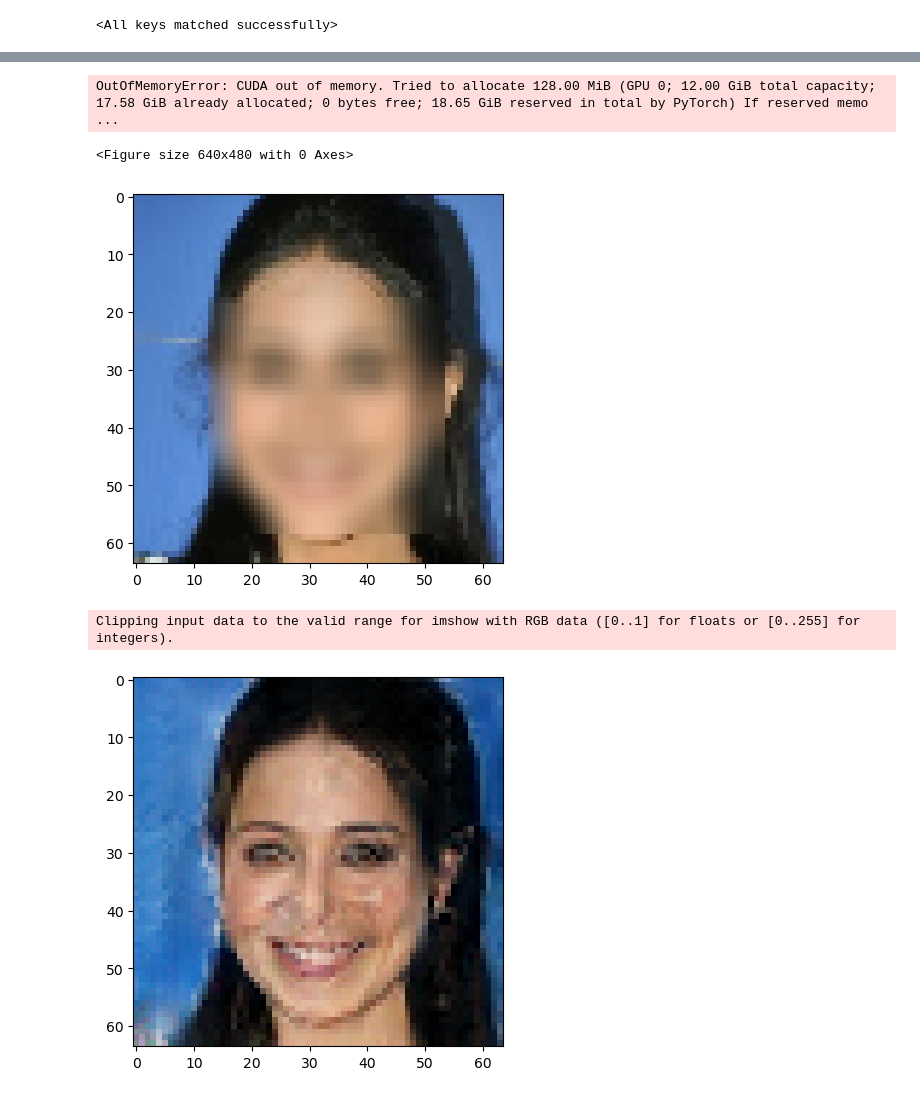
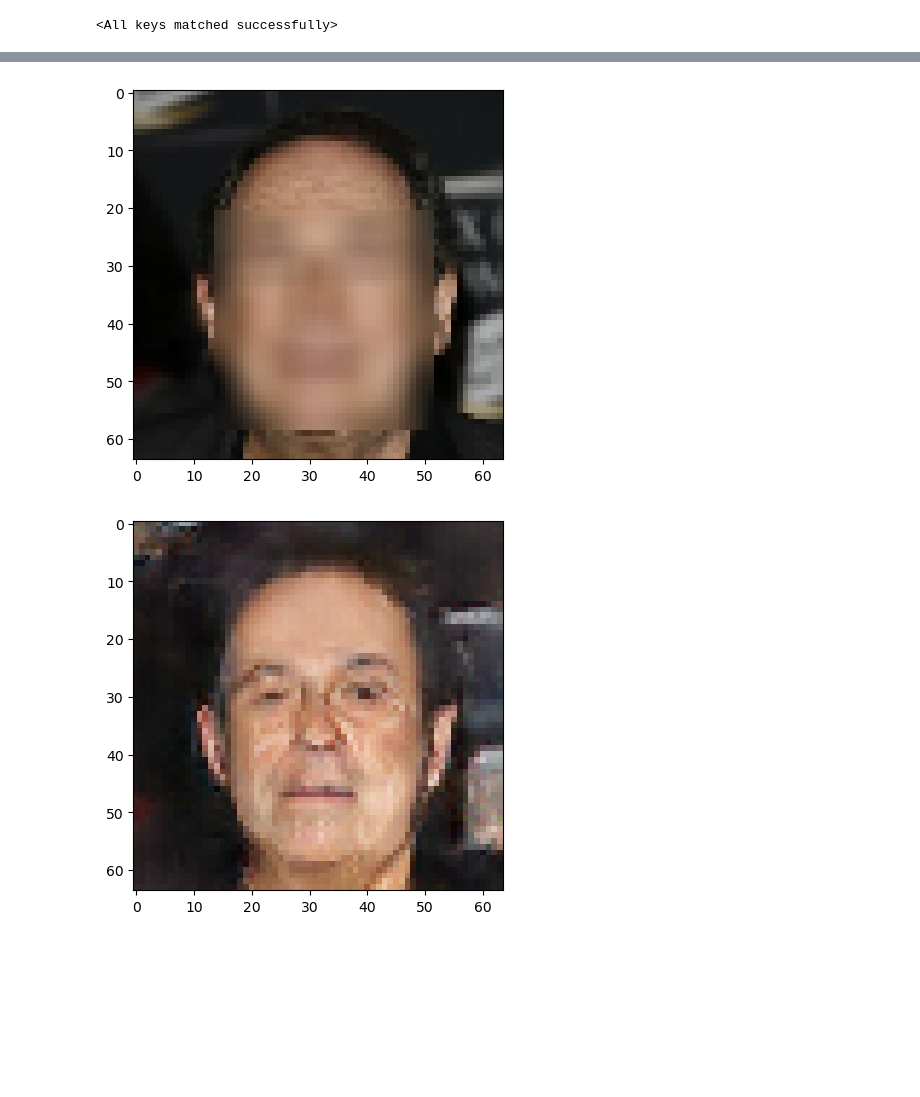
Before and after one commit to lovroglogar/du2_projekt, a Jupyter notebook: exploration.ipynb, the cells around one changed output, grey strips where cells are left out. Saved outputs shown, nothing was run; the diff lists cells and outputs as text; code cells hidden in the pictures; blank space fills up the shorter version.

```diff
--- a/exploration.ipynb
+++ b/exploration.ipynb
@@ -31,8 +31,8 @@ from torch.utils.data import DataLoader, SubsetRandomSampler
 # subsample_train_indices = torch.randperm(len(dataset_x))[:K]
 # dataloader_x = DataLoader(dataset_x, batch_size=128, sampler=SubsetRandomSampler(subsample_train_indices))
 # dataloader_y = DataLoader(dataset_y, batch_size=128, sampler=SubsetRandomSampler(subsample_train_indices))
-dataloader_x = DataLoader(dataset_x, batch_size=128, shuffle=True)
-dataloader_y = DataLoader(dataset_y, batch_size=128, shuffle=True)
+dataloader_x = DataLoader(dataset_x, batch_size=128, shuffle=False)
+dataloader_y = DataLoader(dataset_y, batch_size=128, shuffle=False)
 # %%
 from drive.MyDrive.duboko_projekt.networks import Generator, Discriminator
 # %% [output]
@@ -180,9 +168,6 @@ for e in range(epochs):
     plt.show()
     torch.save(gen_x.state_dict(), os.path.join("models", "gen_x_ckpt.pt"))
     torch.save(gen_y.state_dict(), os.path.join("models", "gen_y_ckpt.pt"))
-# %% [output]
-OutOfMemoryError: CUDA out of memory. Tried to allocate 128.00 MiB (GPU 0; 12.00 GiB total capacity; 17.58 GiB already allocated; 0 bytes free; 18.65 GiB reserved in total by PyTorch) If reserved memo ...
-<Figure size 640x480 with 0 Axes>
 # %%
 SAVE_PATH = "/content/drive/MyDrive/duboko_projekt/dub2_data/subset_1000/"
 torch.save(gen_x.state_dict(), SAVE_PATH + "gen_x.pth")
@@ -193,14 +178,13 @@ torch.save(disc_y.state_dict(), SAVE_PATH + "disc_y.pth")
 # %%
 gen_x.load_state_dict(torch.load('models\\gen_x_ckpt.pt'))
 gen_y.load_state_dict(torch.load('models\\gen_y_ckpt.pt'))
-blurred = next(iter(dataloader_y))[0]
+blurred = next(iter(dataloader_y))[1]
 show_img(blurred)
 # %% [output]
-[figure, old version]
+[figure, new version]
 # %%
 blurred = blurred.to(device)
 fake = gen_x(blurred)
 show_img(fake.detach().cpu())
 # %% [output]
-Clipping input data to the valid range for imshow with RGB data ([0..1] for floats or [0..255] for integers).
-[figure, old version]
+[figure, new version]
```
Also changed, not shown: parts of 4 cells of this notebook, 1 other file.
